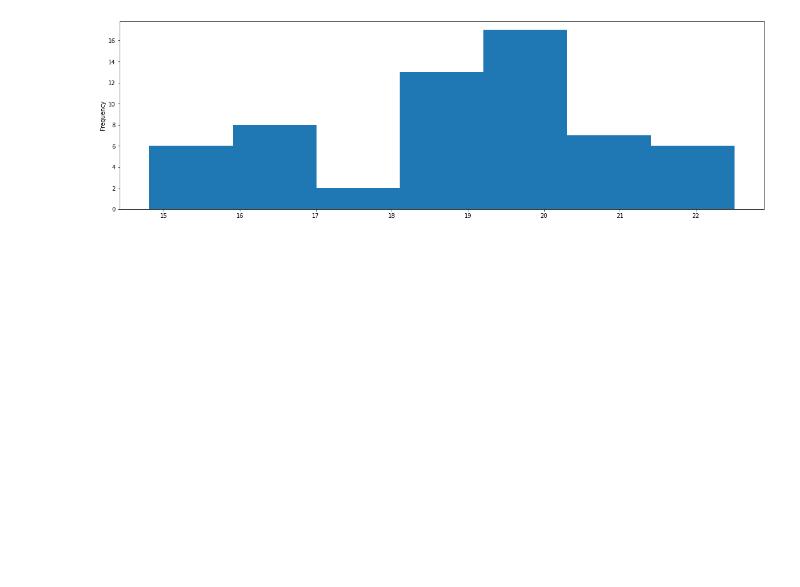
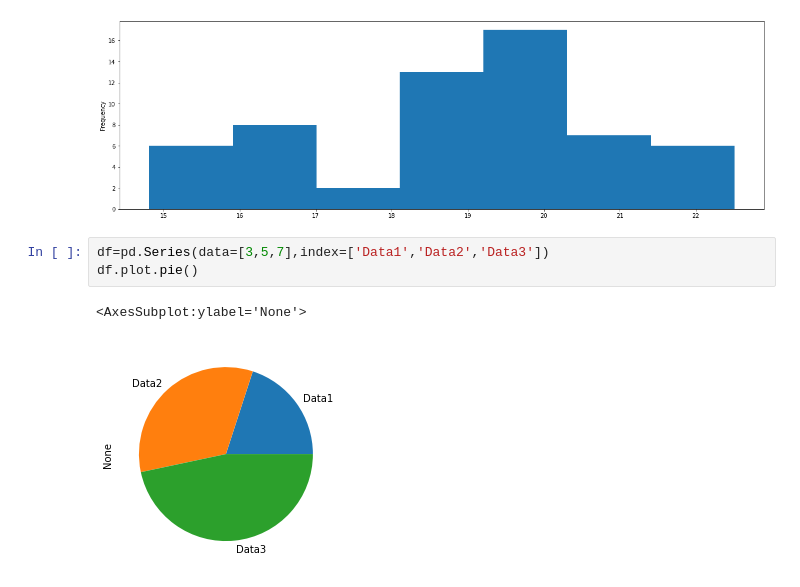
Before and after one commit to Harshhhh1701/Learning--Data-Science, a Jupyter notebook: py2.ipynb, the cells around one changed output. Saved outputs shown, nothing was run; the diff lists cells and outputs as text; blank space fills up the shorter version.

```diff
--- a/py2.ipynb
+++ b/py2.ipynb
@@ -157,3 +157,9 @@ data2['USA'].plot.hist(figsize=(20,6),bins=7)
 # %% [output]
 <AxesSubplot:ylabel='Frequency'>
 [figure]
+# %%
+df=pd.Series(data=[3,5,7],index=['Data1','Data2','Data3'])
+df.plot.pie()
+# %% [output]
+<AxesSubplot:ylabel='None'>
+[figure, added]
```
Also changed, not shown: parts of 6 cells of this notebook.
